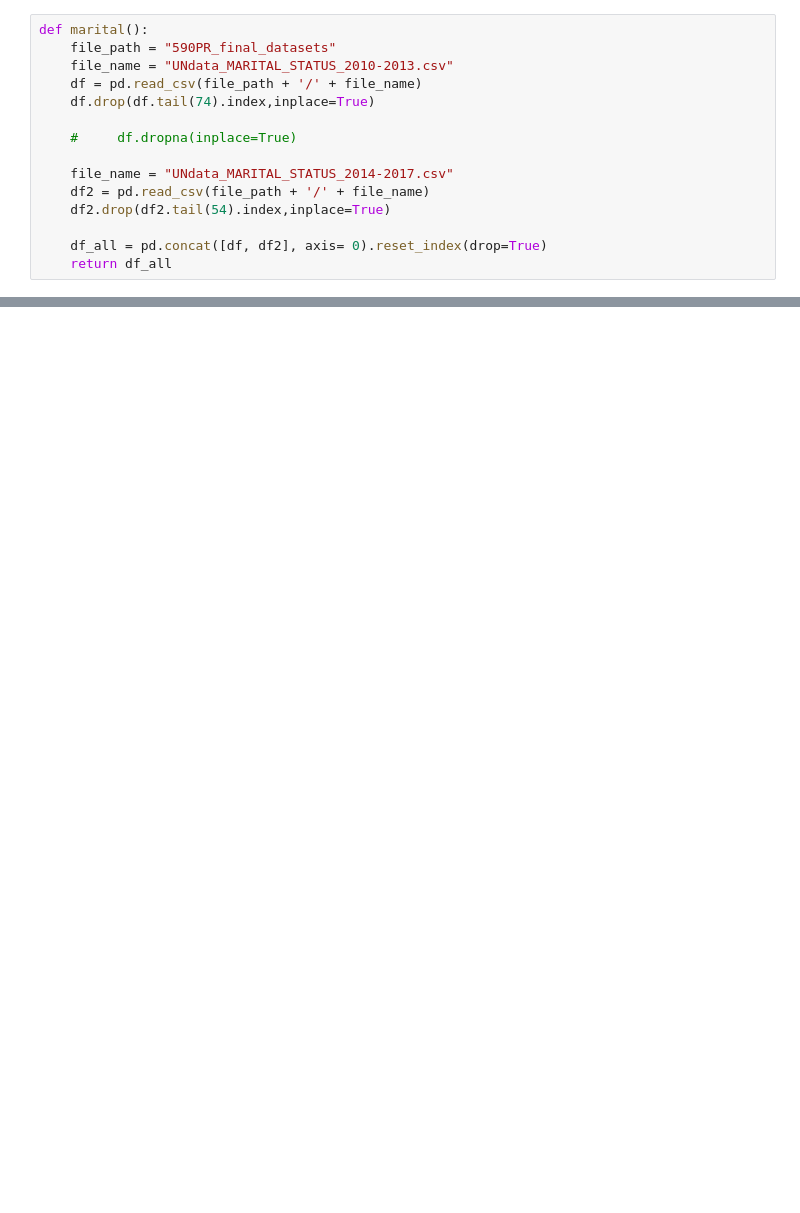
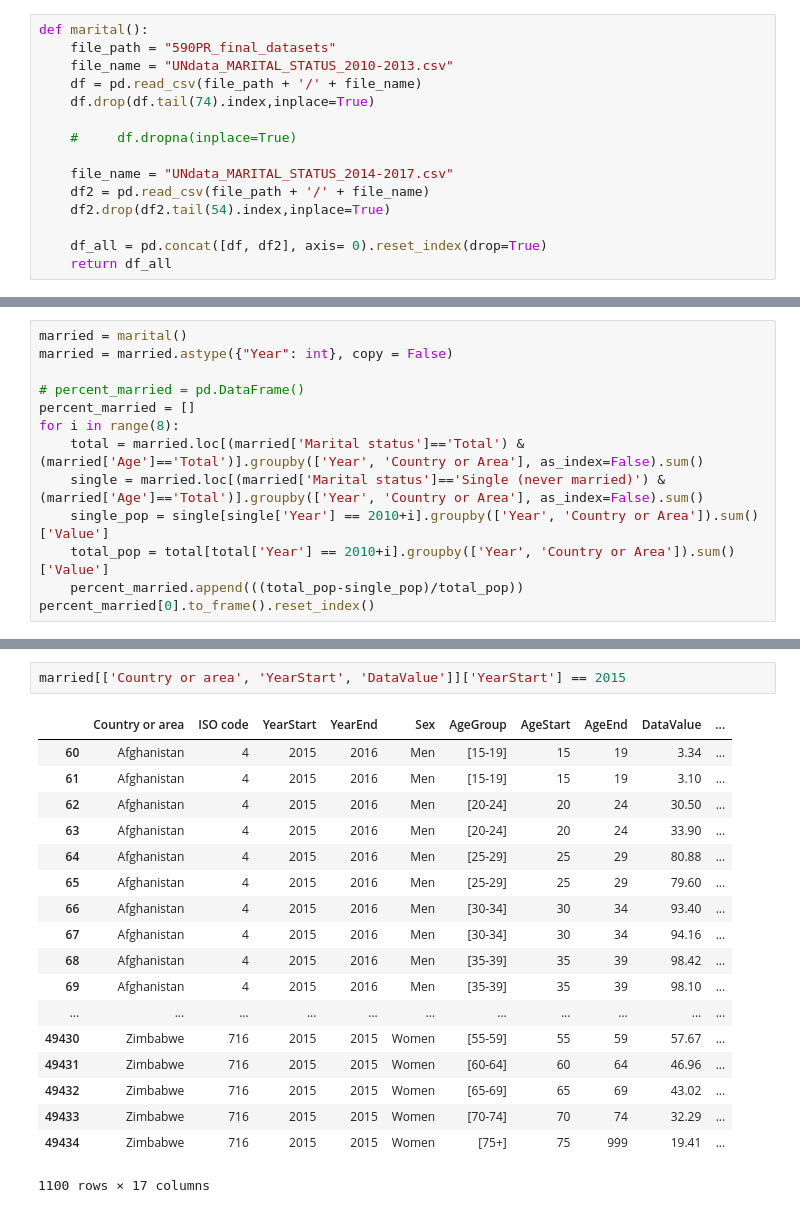
Before and after one commit to winwowin/Final_Project, a Jupyter notebook: 590PR_Final_WinYaoPhil.ipynb, the cells around one changed output, grey strips where cells are left out. Saved outputs shown, nothing was run; the diff lists cells and outputs as text; blank space fills up the shorter version.

```diff
--- a/590PR_Final_WinYaoPhil.ipynb
+++ b/590PR_Final_WinYaoPhil.ipynb
@@ -433,0 +493,13 @@ def marital():
+# %%
+married = marital()
+married = married.astype({"Year": int}, copy = False)
+
+# percent_married = pd.DataFrame()
+percent_married = []
+for i in range(8):
+    total = married.loc[(married['Marital status']=='Total') & (married['Age']=='Total')].groupby(['Year', 'Country or Area'], as_index=False).sum()
+    single = married.loc[(married['Marital status']=='Single (never married)') & (married['Age']=='Total')].groupby(['Year', 'Country or Area'], as_index=False).sum()
+    single_pop = single[single['Year'] == 2010+i].groupby(['Year', 'Country or Area']).sum()['Value']
+    total_pop = total[total['Year'] == 2010+i].groupby(['Year', 'Country or Area']).sum()['Value']
+    percent_married.append(((total_pop-single_pop)/total_pop))
+percent_married[0].to_frame().reset_index()
@@ -435,0 +619,21 @@ married = marital()
+# %%
+married[['Country or area', 'YearStart', 'DataValue']]['YearStart'] == 2015
+# %% [output]
+|  | Country or area | ISO code | YearStart | YearEnd | Sex | AgeGroup | AgeStart | AgeEnd | DataValue | ... |
+| 60 | Afghanistan | 4 | 2015 | 2016 | Men | [15-19] | 15 | 19 | 3.34 | ... |
+| 61 | Afghanistan | 4 | 2015 | 2016 | Men | [15-19] | 15 | 19 | 3.10 | ... |
+| 62 | Afghanistan | 4 | 2015 | 2016 | Men | [20-24] | 20 | 24 | 30.50 | ... |
+| 63 | Afghanistan | 4 | 2015 | 2016 | Men | [20-24] | 20 | 24 | 33.90 | ... |
+| 64 | Afghanistan | 4 | 2015 | 2016 | Men | [25-29] | 25 | 29 | 80.88 | ... |
+| 65 | Afghanistan | 4 | 2015 | 2016 | Men | [25-29] | 25 | 29 | 79.60 | ... |
+| 66 | Afghanistan | 4 | 2015 | 2016 | Men | [30-34] | 30 | 34 | 93.40 | ... |
+| 67 | Afghanistan | 4 | 2015 | 2016 | Men | [30-34] | 30 | 34 | 94.16 | ... |
+| 68 | Afghanistan | 4 | 2015 | 2016 | Men | [35-39] | 35 | 39 | 98.42 | ... |
+| 69 | Afghanistan | 4 | 2015 | 2016 | Men | [35-39] | 35 | 39 | 98.10 | ... |
+| ... | ... | ... | ... | ... | ... | ... | ... | ... | ... | ... |
+| 49430 | Zimbabwe | 716 | 2015 | 2015 | Women | [55-59] | 55 | 59 | 57.67 | ... |
+| 49431 | Zimbabwe | 716 | 2015 | 2015 | Women | [60-64] | 60 | 64 | 46.96 | ... |
+| 49432 | Zimbabwe | 716 | 2015 | 2015 | Women | [65-69] | 65 | 69 | 43.02 | ... |
+| 49433 | Zimbabwe | 716 | 2015 | 2015 | Women | [70-74] | 70 | 74 | 32.29 | ... |
+| 49434 | Zimbabwe | 716 | 2015 | 2015 | Women | [75+] | 75 | 999 | 19.41 | ... |
+1100 rows × 17 columns
```
Also changed, not shown: parts of 46 cells of this notebook, 10 other files.
